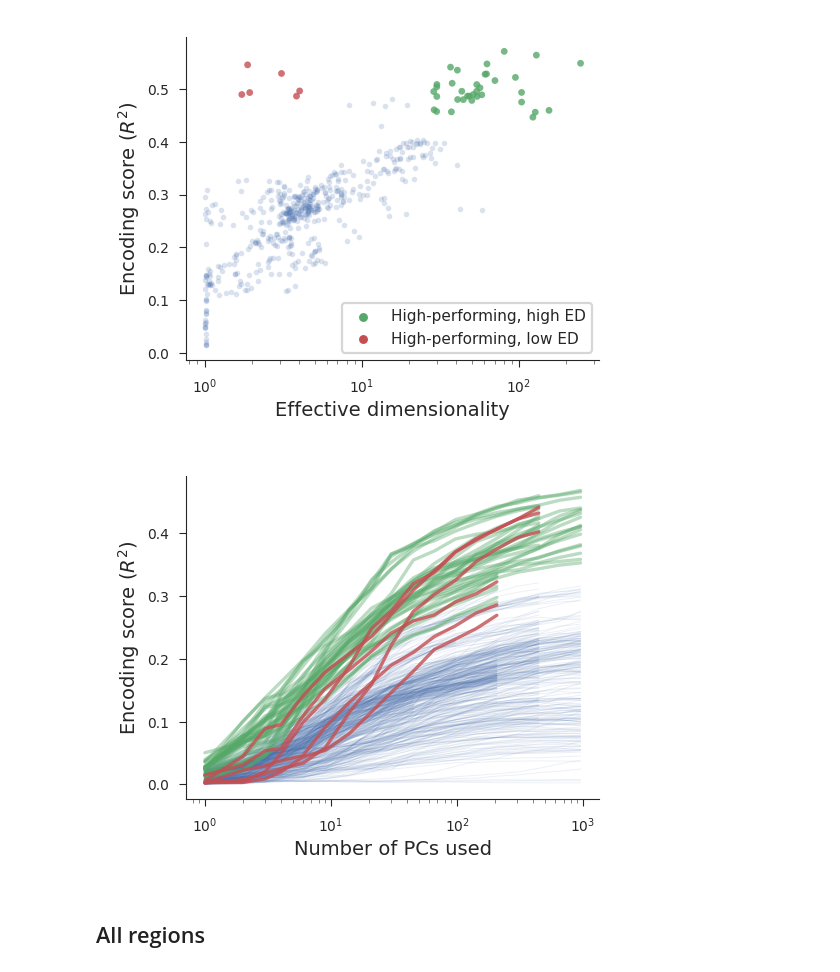
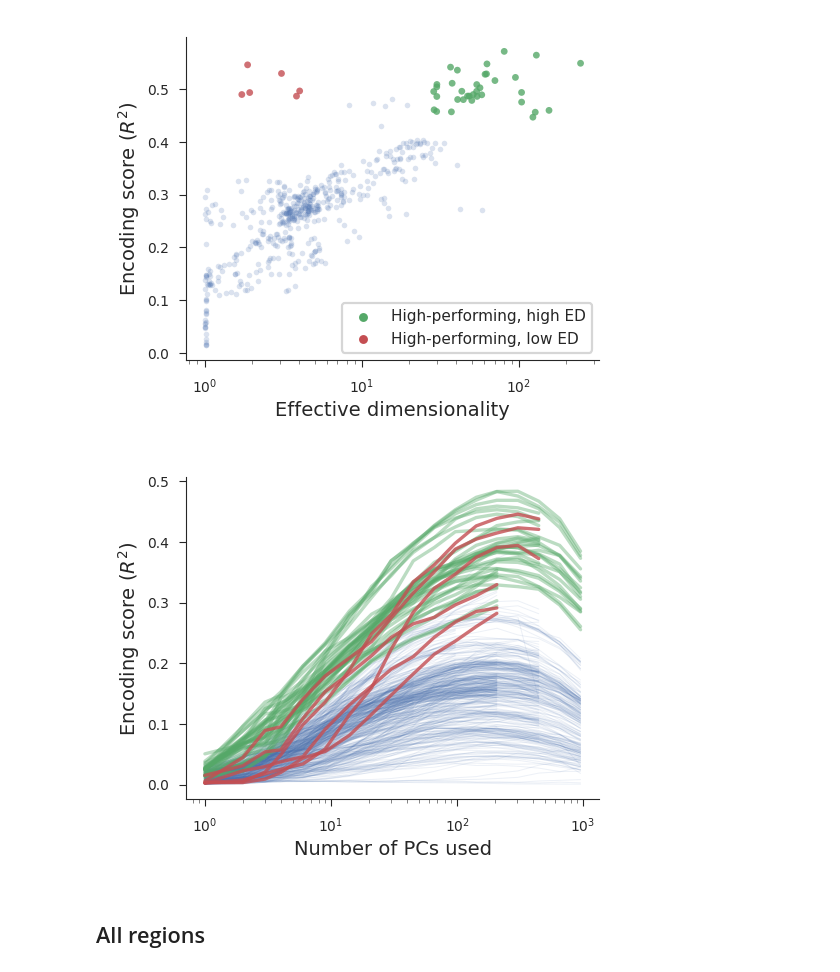
Before and after one commit to EricElmoznino/encoder_dimensionality, a Jupyter notebook: figures/manuscript/results.ipynb, the cells around one changed output. Saved outputs shown, nothing was run; the diff lists cells and outputs as text; code cells hidden in the pictures.

Commit message:
Added OLS dimensionality usage results and plot

```diff
--- a/figures/manuscript/results.ipynb
+++ b/figures/manuscript/results.ipynb
@@ -723,7 +723,7 @@ plt.show()
 scaled = False
 norm_pc = 207
 
-data = pd.read_csv(f'../../results/dimusage|benchmark:majajhong2015|pooling:True.csv')
+data = pd.read_csv(f'../../results/dimusage|benchmark:majajhong2015|reg:lin|pooling:True.csv')
 data.loc[:, 'layer'] = data['layer'].replace(tf_to_pt_layer_map)
 
 def isin_group(groupdf, row):
@@ -731,35 +731,35 @@ def isin_group(groupdf, row):
     return (row == groupdf).all(axis='columns').sum().astype(bool)
 
 data['control'] = data.apply(partial(isin_group, control), axis='columns')
 data['outlier'] = data.apply(partial(isin_group, outlier), axis='columns')
 # data = data[data.control | data.outlier]
 data['id'] = data[id_columns].sum(axis='columns')
 
 if scaled:
     scaled_scores = data.groupby(id_columns).apply(lambda x: x.scores / x[x.num_pcs == norm_pc].scores.item())
     scaled_scores = scaled_scores.reset_index(id_columns, drop=True)
     data['scaled_scores'] = scaled_scores
     y, ylabel = 'scaled_scores', r'Scaled encoding score ($R^2$)'
 else:
     y, ylabel = 'scores', r'Encoding score ($R^2$)'
 
 fig, ax = plt.subplots(figsize=(2.5, 2))
 
 sns.lineplot(data=data[(~data.outlier) & (~data.control)], x='num_pcs', y=y,
              units='id', estimator=None, alpha=0.1, linewidth=0.35,
              color=sns.color_palette()[0], ax=ax)
 sns.lineplot(data=data[data.control], x='num_pcs', y=y,
              units='id', estimator=None, alpha=0.4,
              color=sns.color_palette()[2], ax=ax)
 sns.lineplot(data=data[data.outlier], x='num_pcs', y=y,
              units='id', estimator=None, alpha=0.8,
              color=sns.color_palette()[3], ax=ax)
 ax.set(xlabel='Number of PCs used', ylabel=ylabel, xscale='log')
 
-plt.savefig('saved/appendix_dimusage-trends.png', dpi=300)
+plt.savefig('saved/appendix_dimusage-trends-lin.png', dpi=300)
 plt.show()
 # %% [output]
-[figure, old version]
+[figure, new version]
 # %% [markdown]
 ## All regions
 # %%
```
Also changed, not shown: 2 other files.
